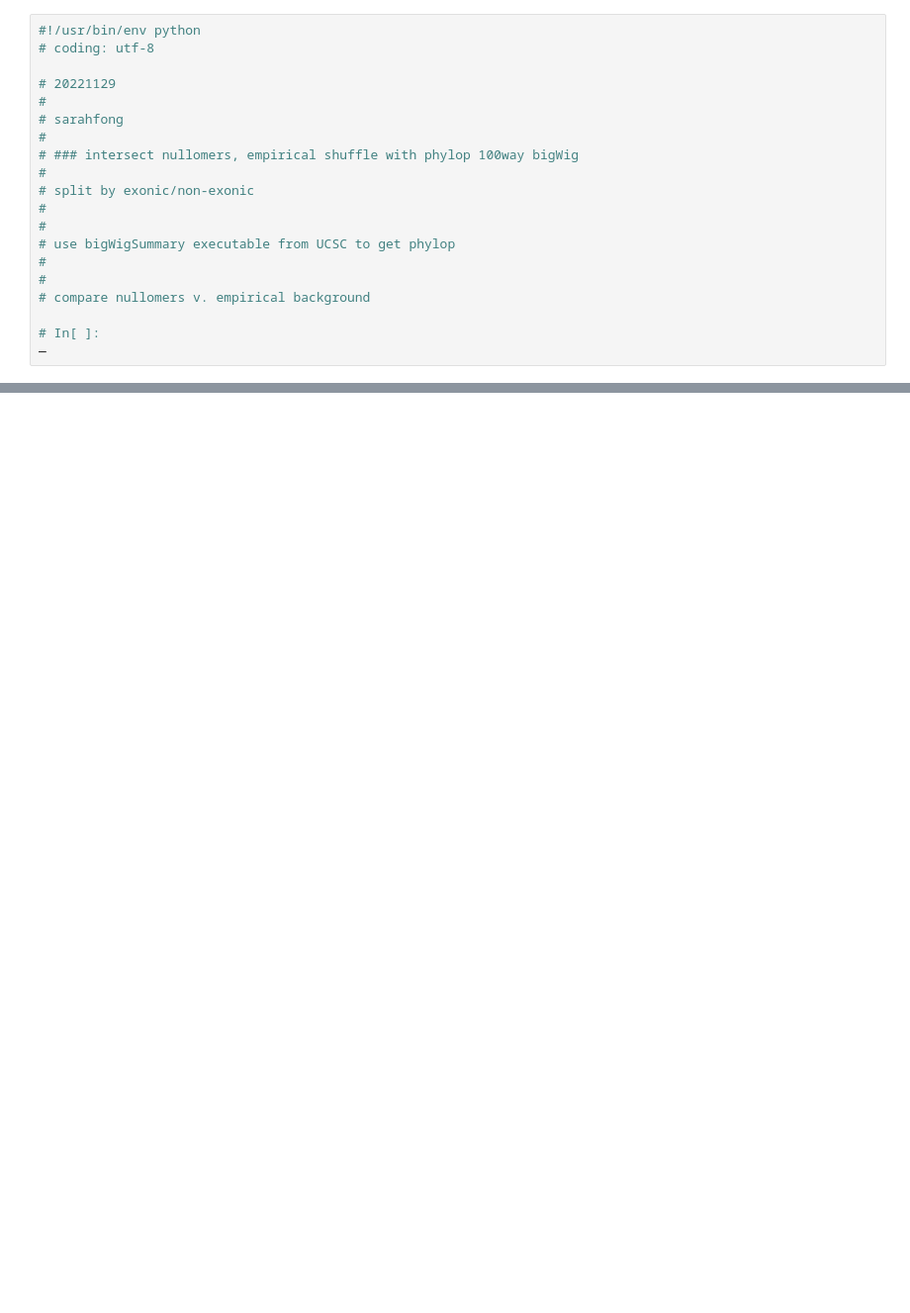
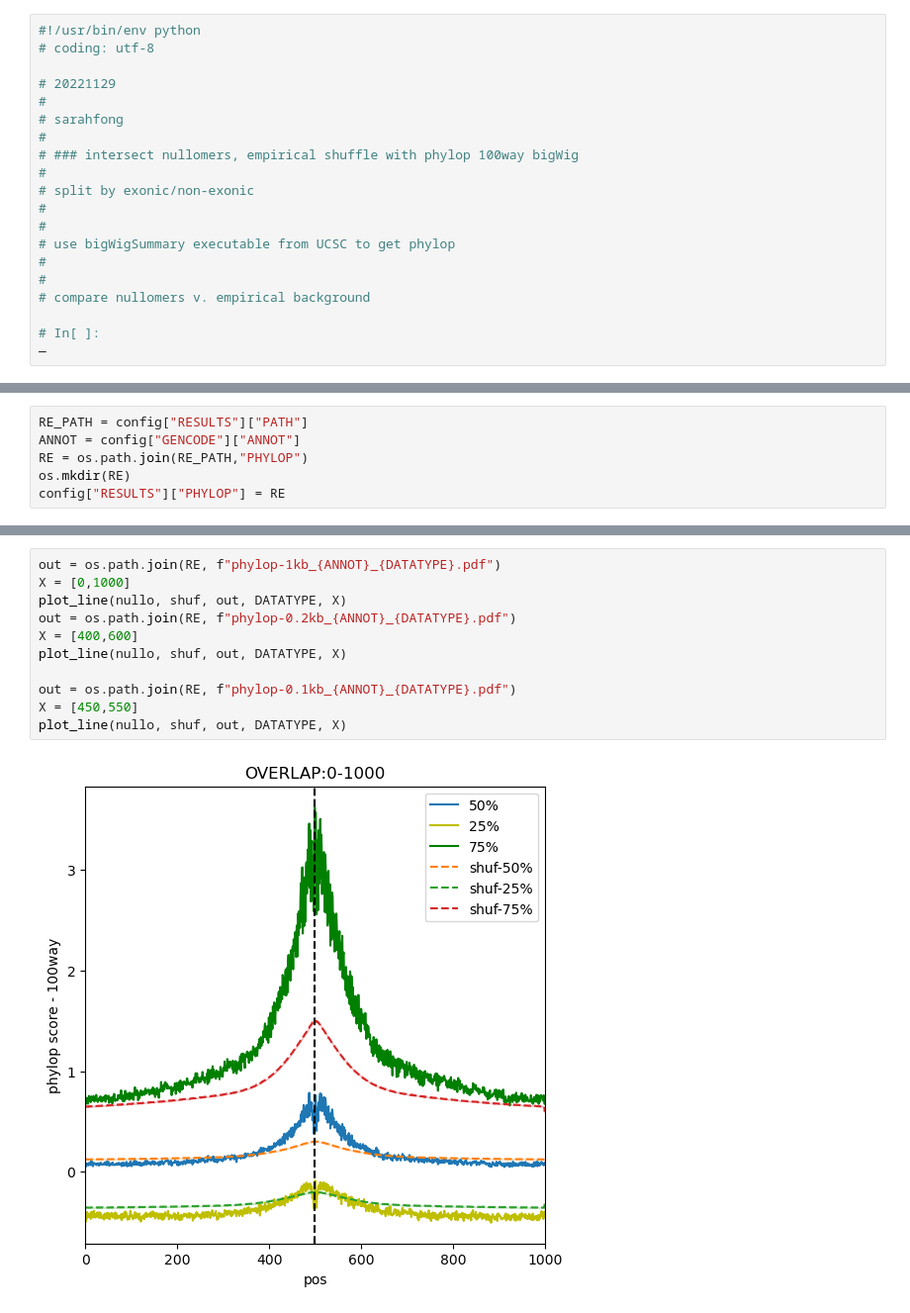
Before and after one commit to slifong08/wynton_git, a Jupyter notebook: nullomers/bin/pipeline/dev-7-phylop_expand.ipynb, the cells around one changed output, grey strips where cells are left out. Shown at 99% size. Saved outputs shown, nothing was run; the diff lists cells and outputs as text; blank space fills up the shorter version.

```diff
--- a/nullomers/bin/pipeline/dev-7-phylop_expand.ipynb
+++ b/nullomers/bin/pipeline/dev-7-phylop_expand.ipynb
@@ -399,0 +340,6 @@ if __name__ == "__main__":
+# %%
+RE_PATH = config["RESULTS"]["PATH"]
+ANNOT = config["GENCODE"]["ANNOT"]
+RE = os.path.join(RE_PATH,"PHYLOP")
+os.mkdir(RE)
+config["RESULTS"]["PHYLOP"] = RE
@@ -399,0 +493,13 @@ if __name__ == "__main__":
+# %%
+out = os.path.join(RE, f"phylop-1kb_{ANNOT}_{DATATYPE}.pdf")
+X = [0,1000]
+plot_line(nullo, shuf, out, DATATYPE, X)
+out = os.path.join(RE, f"phylop-0.2kb_{ANNOT}_{DATATYPE}.pdf")
+X = [400,600]
+plot_line(nullo, shuf, out, DATATYPE, X)
+
+out = os.path.join(RE, f"phylop-0.1kb_{ANNOT}_{DATATYPE}.pdf")
+X = [450,550]
+plot_line(nullo, shuf, out, DATATYPE, X)
+# %% [output]
+[figure, added]
```
Also changed, not shown: parts of 28 cells of this notebook, 13 other files.
